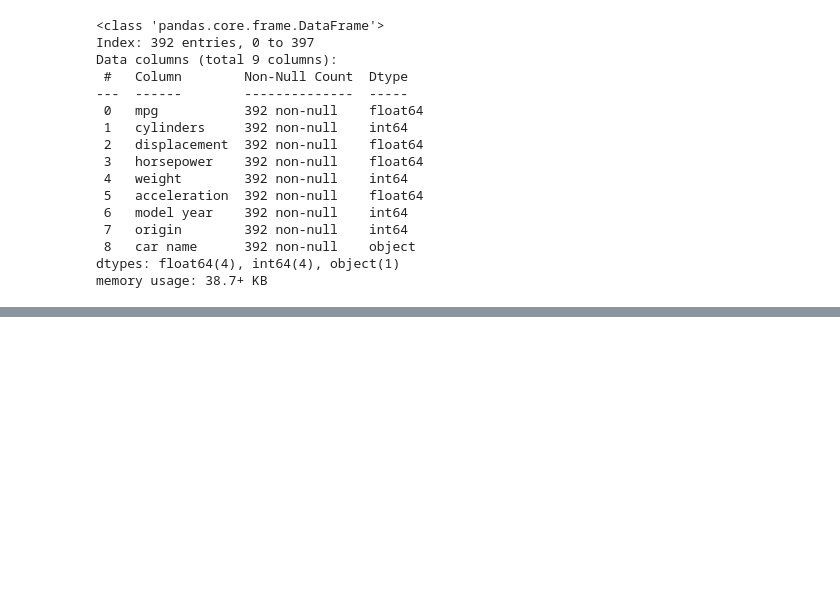
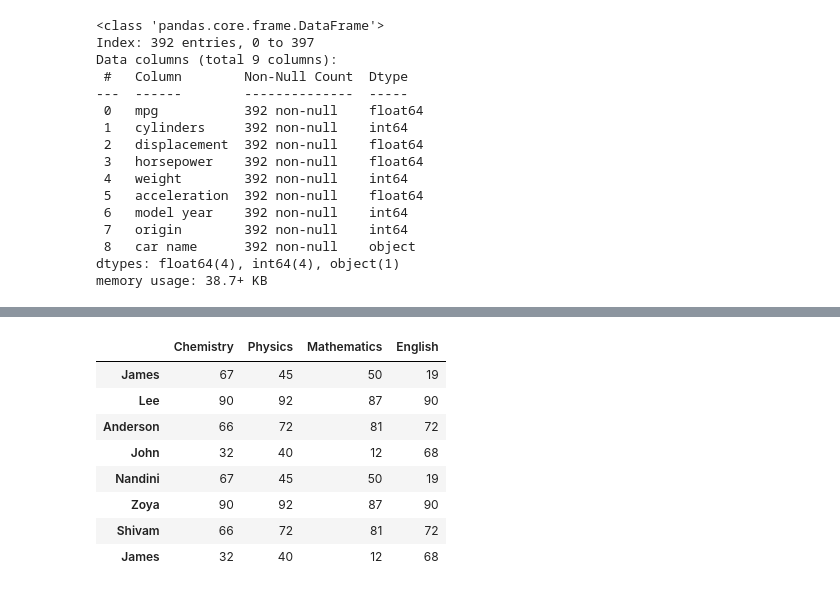
Before and after one commit to SHIVAM-MARS/Python, a Jupyter notebook: 4. Python Pandas/Infosys.ipynb, the cells around one changed output, grey strips where cells are left out. Saved outputs shown, nothing was run; the diff lists cells and outputs as text; code cells hidden in the pictures; blank space fills up the shorter version.

```diff
--- a/4. Python Pandas/Infosys.ipynb
+++ b/4. Python Pandas/Infosys.ipynb
@@ -1614,0 +1735,12 @@ AttributeError: 'DataFrameGroupBy' object has no attribute 'sort_values'
+# %%
+marks_A = {'Chemistry': [67,90,66,32],
+        'Physics': [45,92,72,40],
+        'Mathematics': [50,87,81,12],
+        'English': [19,90,72,68]}
+marks_df_A = pd.DataFrame(marks, index = ['James', 'Lee', 'Anderson', 'John'])
+
+marks_B = {'Chemistry': [67,90,66,32],
+        'Physics': [45,92,72,40],
+        'Mathematics': [50,87,81,12],
+        'English': [19,90,72,68]}
+marks_df_B = pd.DataFrame(marks, index = ['Nandini', 'Zoya', 'Shivam', 'James'])
@@ -1614,0 +1759,12 @@ AttributeError: 'DataFrameGroupBy' object has no attribute 'sort_values'
+# %%
+pd.concat([marks_df_A,marks_df_B], sort = False)
+# %% [output]
+|  | Chemistry | Physics | Mathematics | English |
+| James | 67 | 45 | 50 | 19 |
+| Lee | 90 | 92 | 87 | 90 |
+| Anderson | 66 | 72 | 81 | 72 |
+| John | 32 | 40 | 12 | 68 |
+| Nandini | 67 | 45 | 50 | 19 |
+| Zoya | 90 | 92 | 87 | 90 |
+| Shivam | 66 | 72 | 81 | 72 |
+| James | 32 | 40 | 12 | 68 |
```
Also changed, not shown: parts of 18 cells of this notebook, 1 other file.
